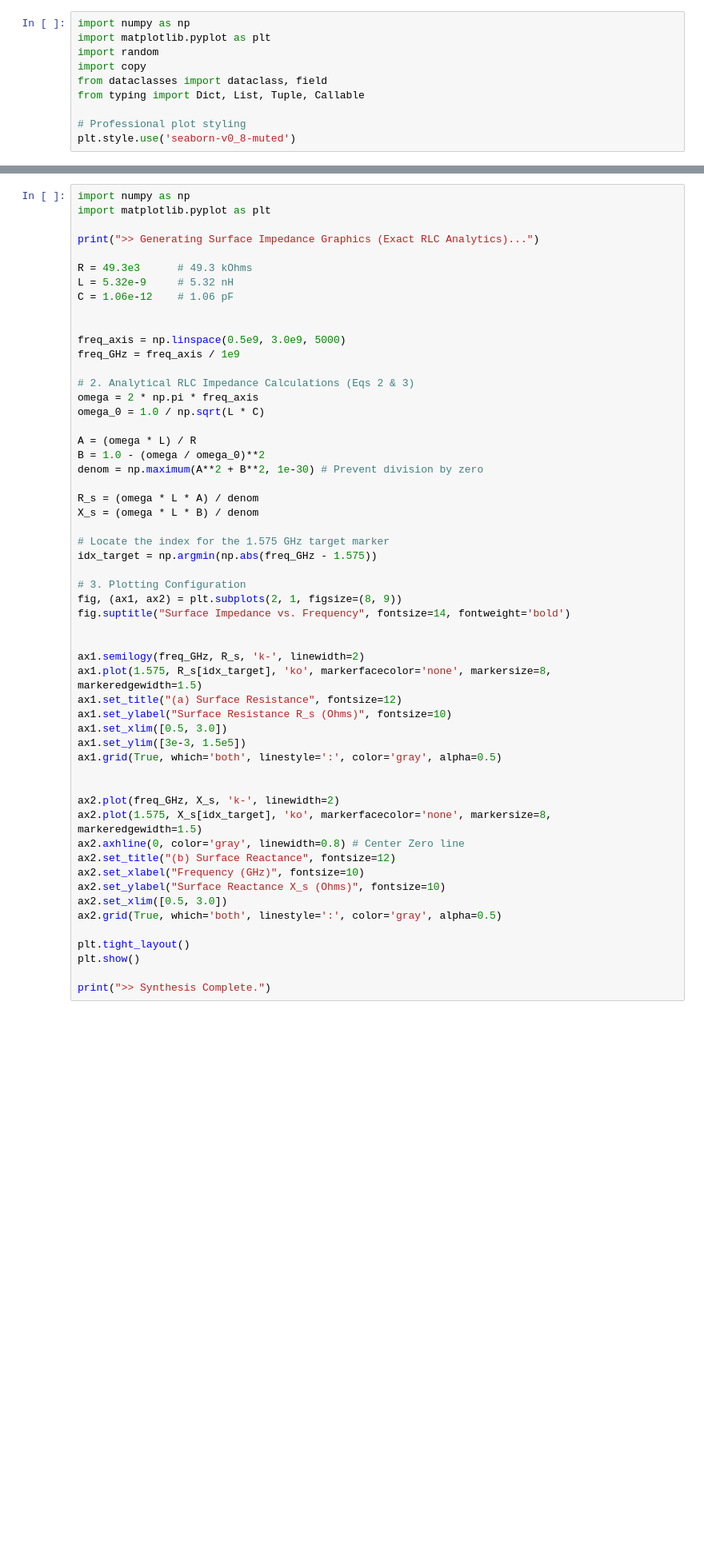
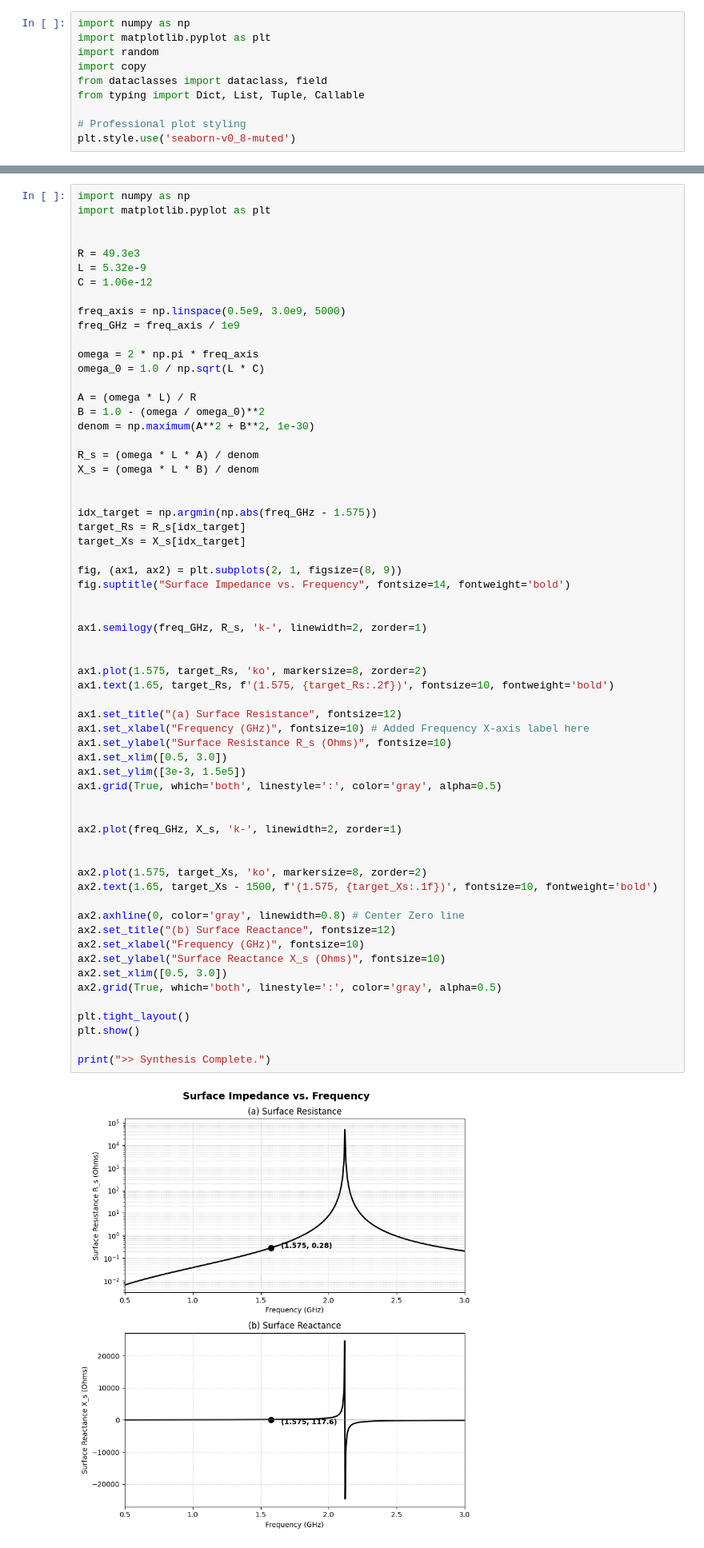
Before and after one commit to gyanLM10/UG_PROJECT, a Jupyter notebook: low_loss_metaferrites.ipynb, the cells around one changed output, grey strips where cells are left out. Shown at 80% size. Cells and saved outputs as stored; diff of their text form; blank space fills up the shorter version.

```diff
--- a/low_loss_metaferrites.ipynb
+++ b/low_loss_metaferrites.ipynb
@@ -285,55 +346,63 @@ print(">> Synthesis Complete.")
 import numpy as np
 import matplotlib.pyplot as plt
 
-print(">> Generating Surface Impedance Graphics (Exact RLC Analytics)...")
 
-R = 49.3e3      # 49.3 kOhms
-L = 5.32e-9     # 5.32 nH
-C = 1.06e-12    # 1.06 pF
-
+R = 49.3e3
+L = 5.32e-9
+C = 1.06e-12
 
 freq_axis = np.linspace(0.5e9, 3.0e9, 5000)
 freq_GHz = freq_axis / 1e9
 
-# 2. Analytical RLC Impedance Calculations (Eqs 2 & 3)
 omega = 2 * np.pi * freq_axis
 omega_0 = 1.0 / np.sqrt(L * C)
 
 A = (omega * L) / R
 B = 1.0 - (omega / omega_0)**2
-denom = np.maximum(A**2 + B**2, 1e-30) # Prevent division by zero
+denom = np.maximum(A**2 + B**2, 1e-30)
 
 R_s = (omega * L * A) / denom
 X_s = (omega * L * B) / denom
 
-# Locate the index for the 1.575 GHz target marker
+
 idx_target = np.argmin(np.abs(freq_GHz - 1.575))
+target_Rs = R_s[idx_target]
+target_Xs = X_s[idx_target]
 
-# 3. Plotting Configuration
 fig, (ax1, ax2) = plt.subplots(2, 1, figsize=(8, 9))
 fig.suptitle("Surface Impedance vs. Frequency", fontsize=14, fontweight='bold')
 
 
-ax1.semilogy(freq_GHz, R_s, 'k-', linewidth=2)
-ax1.plot(1.575, R_s[idx_target], 'ko', markerfacecolor='none', markersize=8, markeredgewidth=1.5)
+ax1.semilogy(freq_GHz, R_s, 'k-', linewidth=2, zorder=1)
+
+
+ax1.plot(1.575, target_Rs, 'ko', markersize=8, zorder=2)
+ax1.text(1.65, target_Rs, f'(1.575, {target_Rs:.2f})', fontsize=10, fontweight='bold')
+
 ax1.set_title("(a) Surface Resistance", fontsize=12)
+ax1.set_xlabel("Frequency (GHz)", fontsize=10) # Added Frequency X-axis label here
 ax1.set_ylabel("Surface Resistance R_s (Ohms)", fontsize=10)
 ax1.set_xlim([0.5, 3.0])
 ax1.set_ylim([3e-3, 1.5e5])
 ax1.grid(True, which='both', linestyle=':', color='gray', alpha=0.5)
 
 
-ax2.plot(freq_GHz, X_s, 'k-', linewidth=2)
-ax2.plot(1.575, X_s[idx_target], 'ko', markerfacecolor='none', markersize=8, markeredgewidth=1.5)
+ax2.plot(freq_GHz, X_s, 'k-', linewidth=2, zorder=1)
+
+
+ax2.plot(1.575, target_Xs, 'ko', markersize=8, zorder=2)
+ax2.text(1.65, target_Xs - 1500, f'(1.575, {target_Xs:.1f})', fontsize=10, fontweight='bold')
+
 ax2.axhline(0, color='gray', linewidth=0.8) # Center Zero line
 ax2.set_title("(b) Surface Reactance", fontsize=12)
 ax2.set_xlabel("Frequency (GHz)", fontsize=10)
 ax2.set_ylabel("Surface Reactance X_s (Ohms)", fontsize=10)
 ax2.set_xlim([0.5, 3.0])
 ax2.grid(True, which='both', linestyle=':', color='gray', alpha=0.5)
 
 plt.tight_layout()
 plt.show()
 
 print(">> Synthesis Complete.")
 # %% [output]
+[figure, new version]
```
Also changed, not shown: parts of 9 cells of this notebook, 8 other files.
